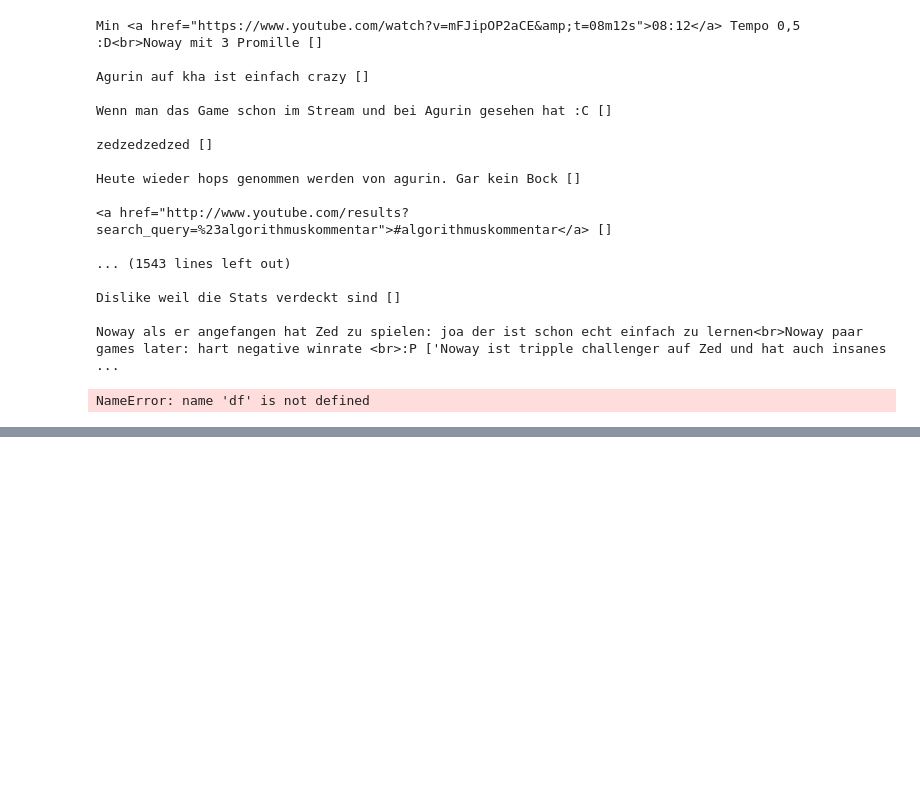
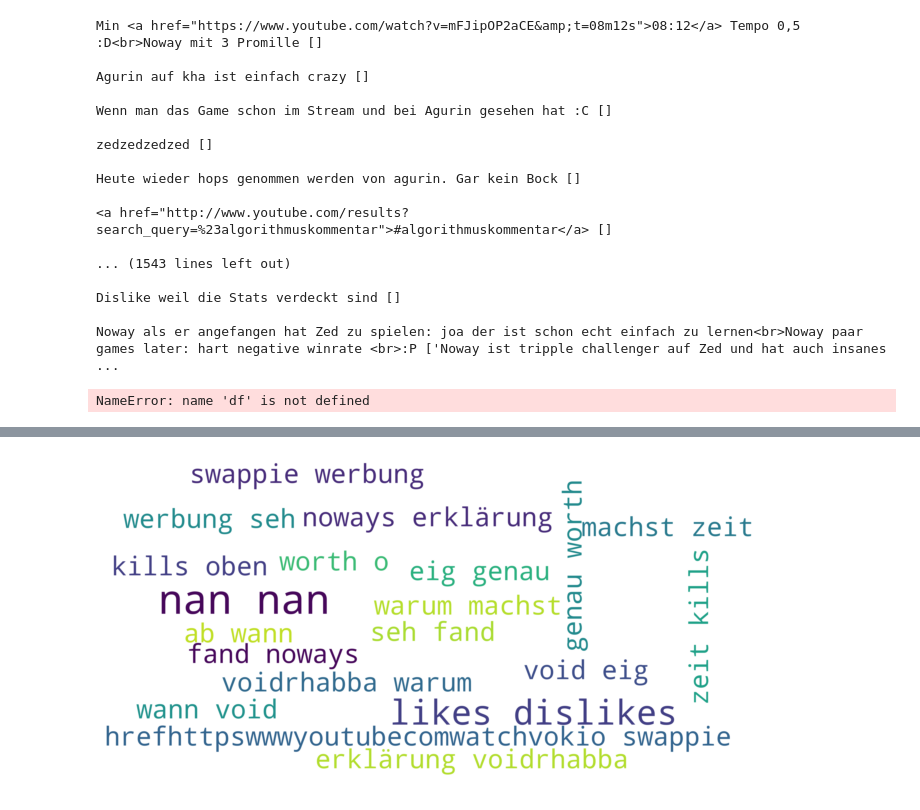
Before and after one commit to Awesimous/StarFish, a Jupyter notebook: notebooks/Trying Youtube API.ipynb, the cells around one changed output, grey strips where cells are left out. Drawn from its saved outputs; the diff is of its cells as text; code cells hidden in the pictures; blank space fills up the shorter version.

```diff
--- a/notebooks/Trying Youtube API.ipynb
+++ b/notebooks/Trying Youtube API.ipynb
@@ -326,0 +296,2 @@ plt.style.use('ggplot')
+# %%
+temp3 = video_comments(video_id)
@@ -326,0 +325,17 @@ plt.style.use('ggplot')
+# %%
+def clean_text(text):
+    for punctuation in string.punctuation:
+        text = text.replace(punctuation, '')
+    text = "".join(word for word in text if not word.isdigit()).lower()
+    word_tokens = word_tokenize(text)
+    text = [w for w in word_tokens if not w in stop_words]
+    return ' '.join(text)
+# %%
+temp3["clean_comments"] = temp3.comments.apply(lambda x: str(x).strip("dtype objec"))
+
+temp3["clean_comments"] = temp3.clean_comments.apply(lambda x: clean_text(x))
+
+temp3["clean_comments"] = temp3.clean_comments.apply(lambda x: str(x).strip("dtype"))
+
+comment_list = temp3.clean_comments.to_list()
+word_cloud_text = ' '.join(str(v) for v in comment_list)
@@ -326,0 +376,45 @@ plt.style.use('ggplot')
+# %%
+
+# General packages
+import numpy as np
+import pandas as pd
+import seaborn as sns
+import matplotlib.pyplot as plt
+import os
+
+# NLP packages
+import nltk
+from nltk import word_tokenize
+from sklearn.feature_extraction.text import CountVectorizer
+from sklearn.feature_extraction.text import TfidfVectorizer
+from collections import Counter
+from wordcloud import WordCloud
+
+# Modeling packages
+from sklearn.model_selection import train_test_split
+from sklearn.linear_model import LogisticRegression
+from sklearn.ensemble import RandomForestClassifier
+from sklearn.metrics import accuracy_score
+from sklearn.metrics import f1_score
+
+from pylab import rcParams
+import warnings
+warnings.filterwarnings("ignore")
+rcParams['figure.figsize'] = 14, 6
+plt.style.use('ggplot')
+
+wordcloud = WordCloud(max_font_size=50, # Maximum font size for the largest word
+                      max_words=20, # The maximum number of words
+                      background_color="white", # Background color for the word cloud image
+                      scale = 10, # Scaling between computation and drawing
+                      width=800, # Width of the canvas
+                      height=400 # Height of the canvas
+                     ).generate(word_cloud_text)
+
+plt.figure()
+plt.imshow(wordcloud,
+           interpolation="bilinear") # to make the displayed image appear more smoothly
+plt.axis("off")
+plt.show()
+# %% [output]
+[figure, added]
```
Also changed, not shown: parts of 11 cells of this notebook, 2 other files.
